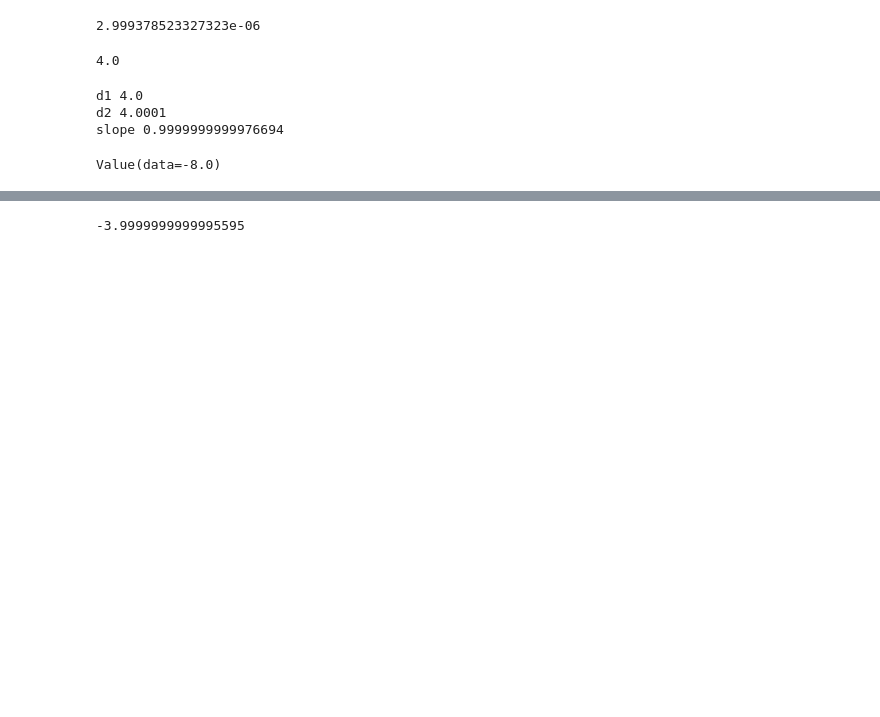
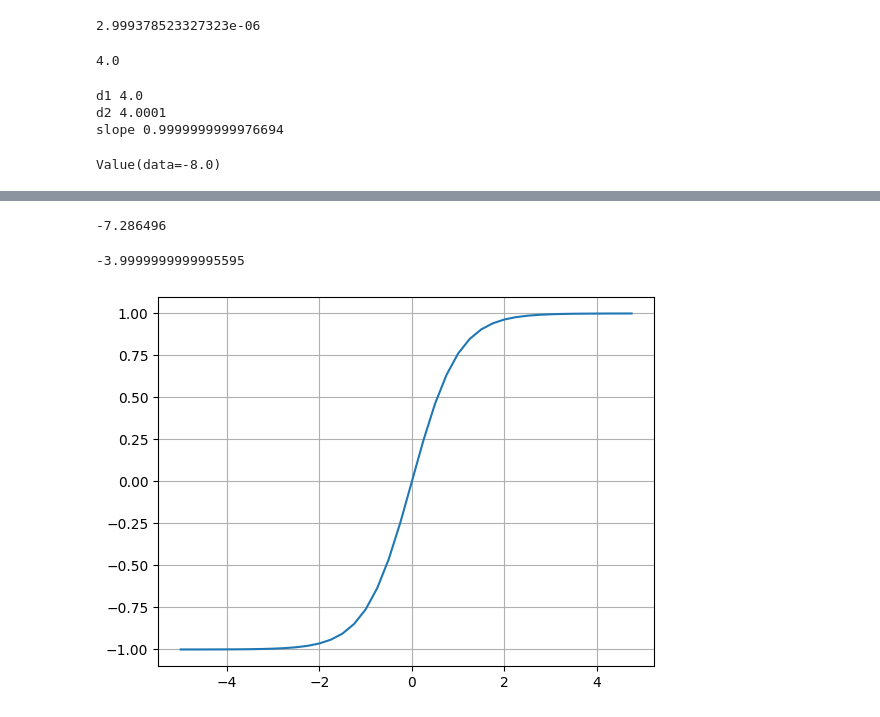
Before and after one commit to tchalfpenny/micrograd, a Jupyter notebook: micrograd.ipynb, the cells around one changed output, grey strips where cells are left out. Cells and saved outputs as stored; diff of their text form; code cells hidden in the pictures; blank space fills up the shorter version.

Commit message:
Add tanh function and more manual backpropagation

```diff
--- a/micrograd.ipynb
+++ b/micrograd.ipynb
@@ -122,3 +136,16 @@ draw_dot(L)
+# %%
+a.data += 0.01 * a.grad
+b.data += 0.01 * b.grad
+c.data += 0.01 * c.grad
+f.data += 0.01 * f.grad
+
+e = a * b
+d = e + c
+L = d * f
+
+print(L.data)
+# %% [output]
+-7.286496
 # %%
 def lol():
 
@@ -148,3 +175,7 @@ def lol():
 lol()
 # %% [output]
 -3.9999999999995595
+# %%
+plt.plot(np.arange(-5, 5, 0.25), np.tanh(np.arange(-5, 5, 0.25))); plt.grid();
+# %% [output]
+[figure, added]
```
Also changed, not shown: parts of 12 cells of this notebook.
